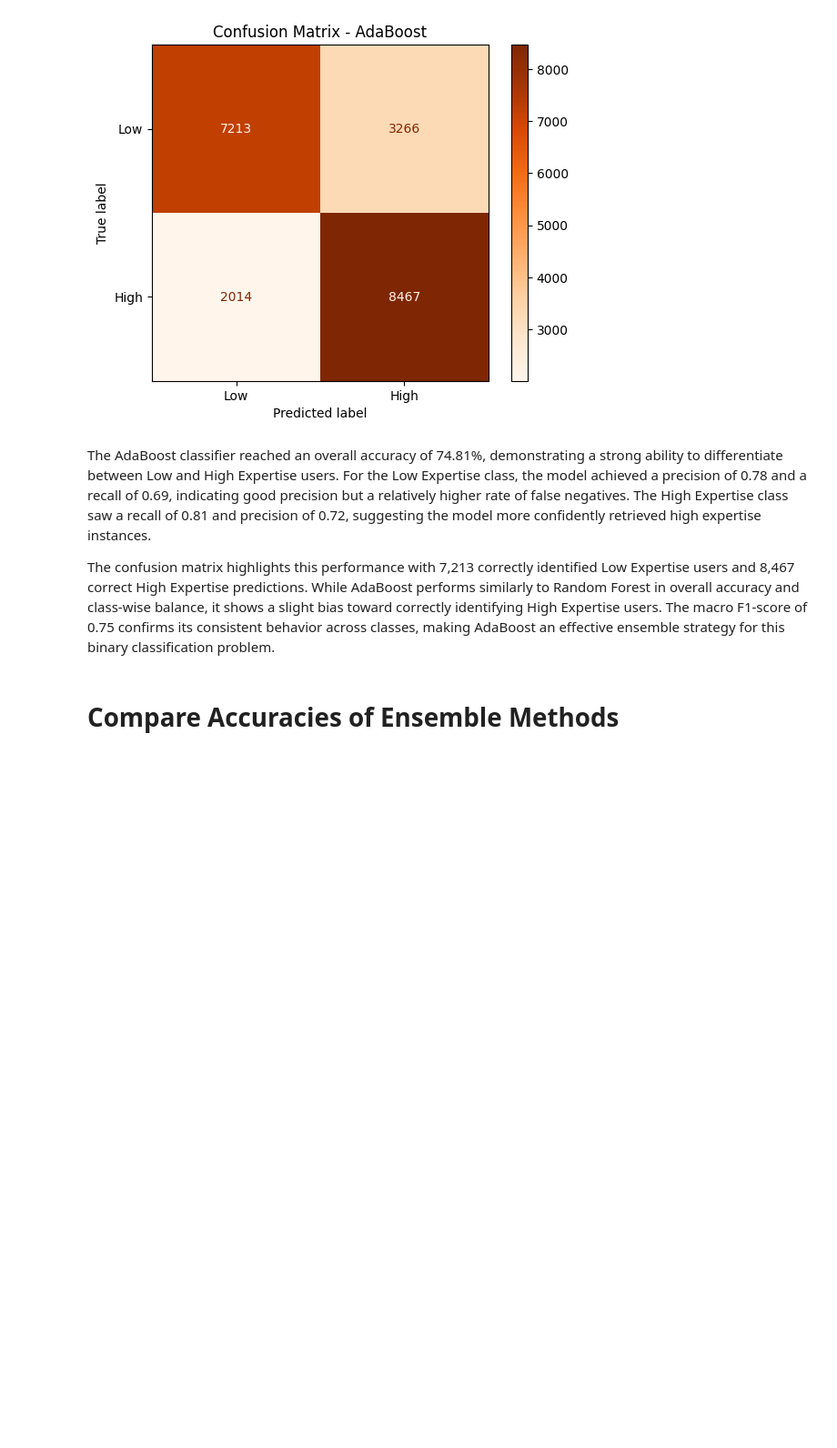
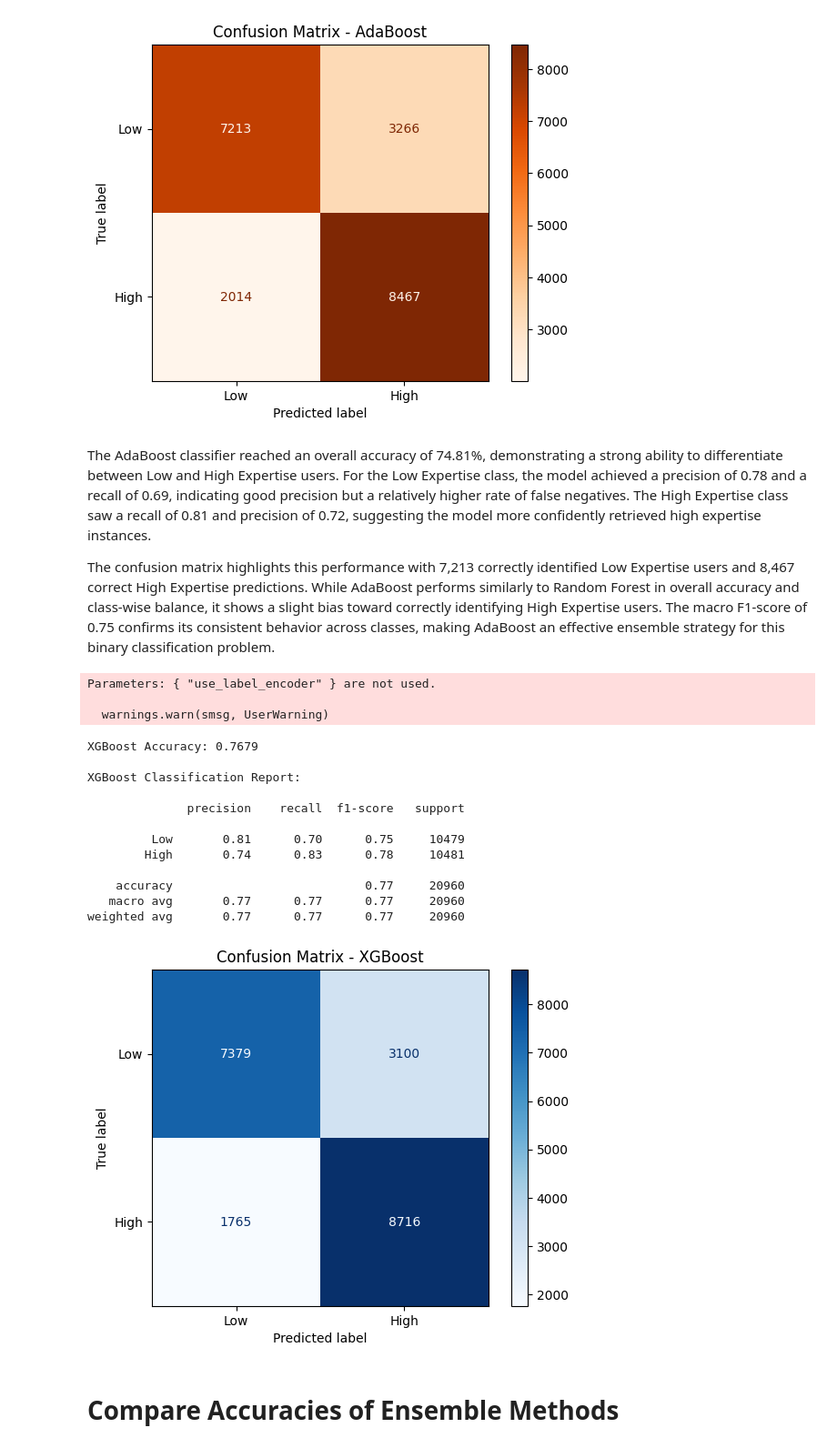
Before and after one commit to AkhilaAnnireddy/Machine_learning_project, a Jupyter notebook: Models/ensemble_method_impl.ipynb, the cells around one changed output. Shown: that part at 91% size. Drawn from its saved outputs; the diff is of its cells as text; code cells hidden in the pictures; blank space fills up the shorter version.

```diff
--- a/Models/ensemble_method_impl.ipynb
+++ b/Models/ensemble_method_impl.ipynb
@@ -138,6 +138,45 @@ weighted avg       0.75      0.75      0.75     20960
 The AdaBoost classifier reached an overall accuracy of 74.81%, demonstrating a strong ability to differentiate between Low and High Expertise users. For the Low Expertise class, the model achieved a precision of 0.78 and a recall of 0.69, indicating good precision but a relatively higher rate of false negatives. The High Expertise class saw a recall of 0.81 and precision of 0.72, suggesting the model more confidently retrieved high expertise instances.
 
 The confusion matrix highlights this performance with 7,213 correctly identified Low Expertise users and 8,467 correct High Expertise predictions. While AdaBoost performs similarly to Random Forest in overall accuracy and class-wise balance, it shows a slight bias toward correctly identifying High Expertise users. The macro F1-score of 0.75 confirms its consistent behavior across classes, making AdaBoost an effective ensemble strategy for this binary classification problem.
+# %%
+# -----------------------------------
+# XGBoost Classifier
+import xgboost as xgb
+
+# Train XGBoost model
+xgb_model = xgb.XGBClassifier(use_label_encoder=False, eval_metric='logloss', random_state=42)
+xgb_model.fit(X_train_scaled, y_train)
+
+# Predict
+y_pred_xgb = xgb_model.predict(X_test_scaled)
+acc_xgb = accuracy_score(y_test, y_pred_xgb)
+
+# Evaluation
+print(f"XGBoost Accuracy: {acc_xgb:.4f}\n")
+print("XGBoost Classification Report:\n")
+print(classification_report(y_test, y_pred_xgb, target_names=["Low", "High"]))
+
+# Confusion Matrix
+ConfusionMatrixDisplay.from_predictions(y_test, y_pred_xgb, display_labels=["Low", "High"], cmap="Blues")
+plt.title("Confusion Matrix - XGBoost")
+plt.show()
+# %% [output]
+Parameters: { "use_label_encoder" } are not used.
+
+  warnings.warn(smsg, UserWarning)
+XGBoost Accuracy: 0.7679
+
+XGBoost Classification Report:
+
+              precision    recall  f1-score   support
+
+         Low       0.81      0.70      0.75     10479
+        High       0.74      0.83      0.78     10481
+
+    accuracy                           0.77     20960
+   macro avg       0.77      0.77      0.77     20960
+weighted avg       0.77      0.77      0.77     20960
+[figure, added]
 # %% [markdown]
 # Compare Accuracies of Ensemble Methods
 # %%
```
Also changed, not shown: parts of 1 cell of this notebook, 21 other files.
